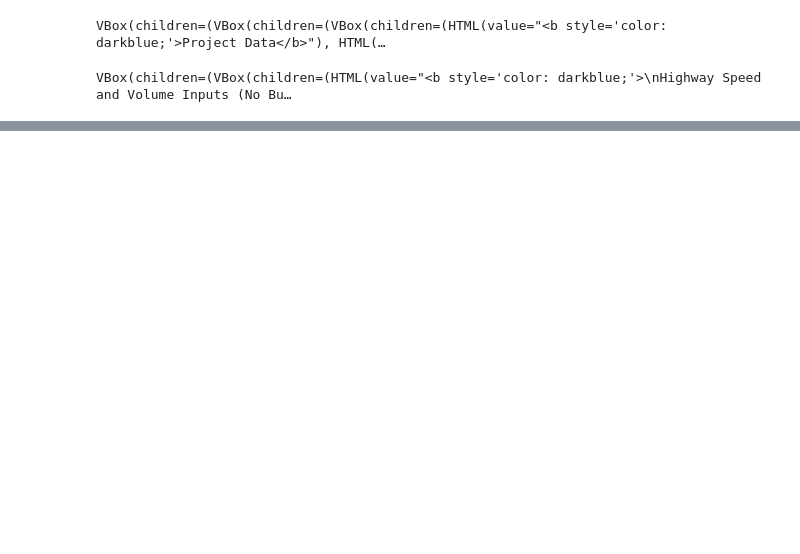
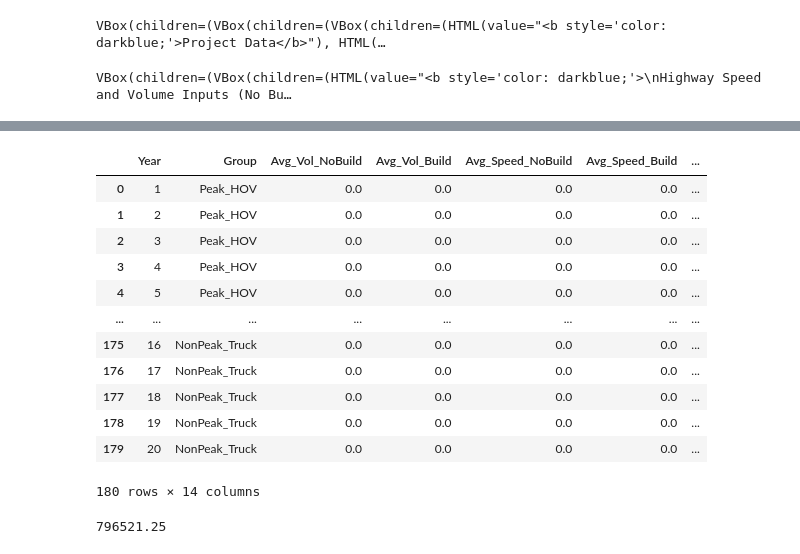
Before and after one commit to cal-itp/cal-bc, a Jupyter notebook: CalBC-workflow_test/Running Widgets.ipynb, the cells around one changed output, grey strips where cells are left out. Saved outputs shown, nothing was run; the diff lists cells and outputs as text; code cells hidden in the pictures; blank space fills up the shorter version.

```diff
--- a/CalBC-workflow_test/Running Widgets.ipynb
+++ b/CalBC-workflow_test/Running Widgets.ipynb
@@ -83,0 +41,16 @@ NTV20B_widget.value
+# %%
+main()
+# %% [output]
+|  | Year | Group | Avg_Vol_NoBuild | Avg_Vol_Build | Avg_Speed_NoBuild | Avg_Speed_Build | ... |
+| 0 | 1 | Peak_HOV | 0.0 | 0.0 | 0.0 | 0.0 | ... |
+| 1 | 2 | Peak_HOV | 0.0 | 0.0 | 0.0 | 0.0 | ... |
+| 2 | 3 | Peak_HOV | 0.0 | 0.0 | 0.0 | 0.0 | ... |
+| 3 | 4 | Peak_HOV | 0.0 | 0.0 | 0.0 | 0.0 | ... |
+| 4 | 5 | Peak_HOV | 0.0 | 0.0 | 0.0 | 0.0 | ... |
+| ... | ... | ... | ... | ... | ... | ... | ... |
+| 175 | 16 | NonPeak_Truck | 0.0 | 0.0 | 0.0 | 0.0 | ... |
+| 176 | 17 | NonPeak_Truck | 0.0 | 0.0 | 0.0 | 0.0 | ... |
+| 177 | 18 | NonPeak_Truck | 0.0 | 0.0 | 0.0 | 0.0 | ... |
+| 178 | 19 | NonPeak_Truck | 0.0 | 0.0 | 0.0 | 0.0 | ... |
+| 179 | 20 | NonPeak_Truck | 0.0 | 0.0 | 0.0 | 0.0 | ... |
+180 rows × 14 columns
@@ -83,0 +59,4 @@ NTV20B_widget.value
+# %%
+x
+# %% [output]
+796521.25
```
Also changed, not shown: parts of 9 cells of this notebook, 2 other files.
